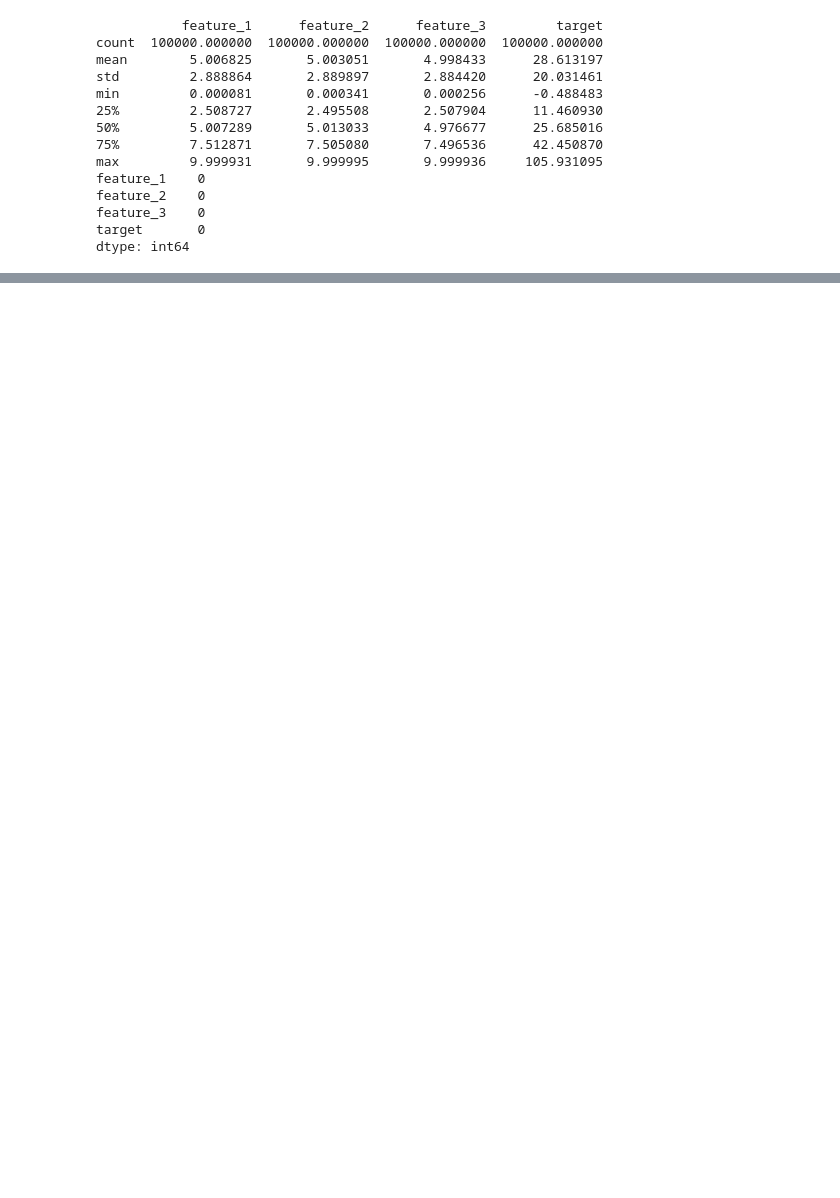
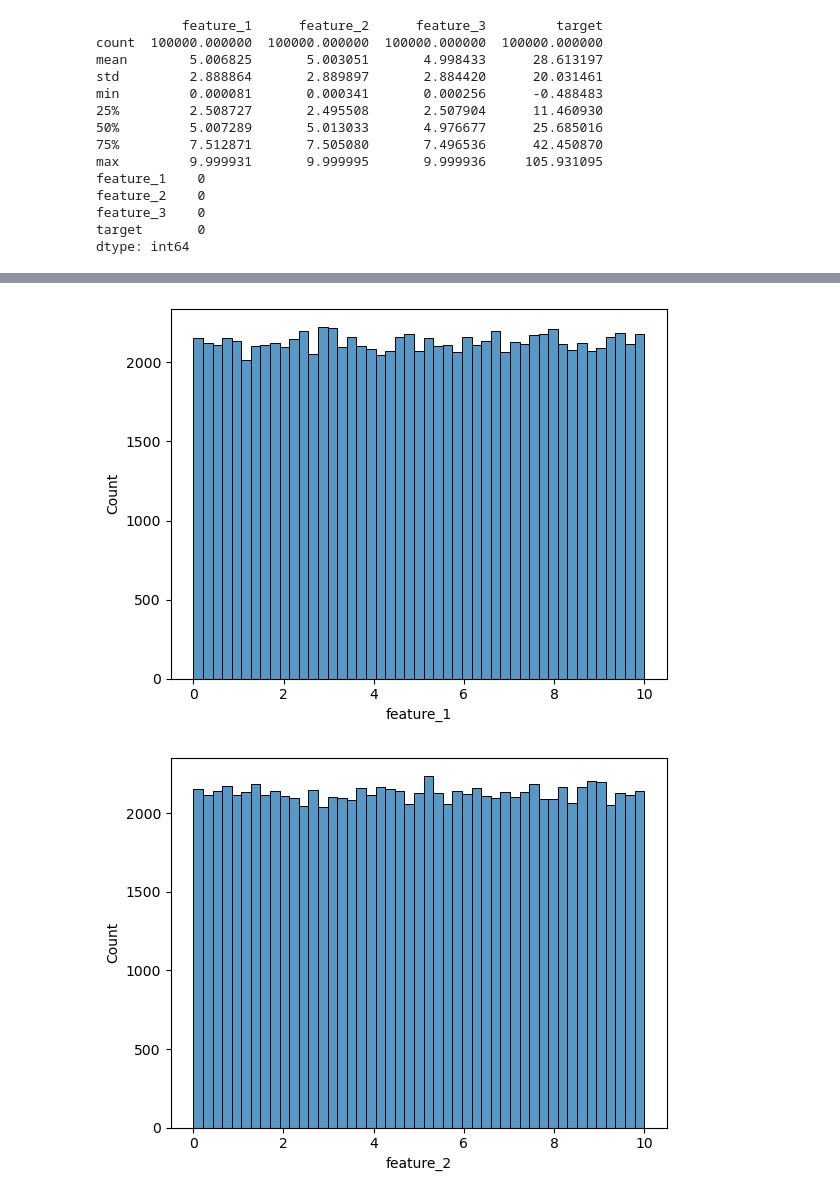
Before and after one commit to shevchenko-nikita/ML, a Jupyter notebook: lab1/main.ipynb, the cells around one changed output, grey strips where cells are left out. Saved outputs shown, nothing was run; the diff lists cells and outputs as text; code cells hidden in the pictures; blank space fills up the shorter version.

```diff
--- a/lab1/main.ipynb
+++ b/lab1/main.ipynb
@@ -38,0 +47,18 @@ dtype: int64
+# %%
+import matplotlib.pyplot as plt
+import seaborn as sns
+
+sns.histplot(data['feature_1'])
+plt.show()
+
+sns.histplot(data['feature_2'])
+plt.show()
+
+sns.histplot(data['feature_3'])
+plt.show()
+
+sns.histplot(data['target'])
+plt.show()
+# %% [output]
+[figure, added]
+[figure, added]
```
Also changed, not shown: parts of 14 cells of this notebook.
